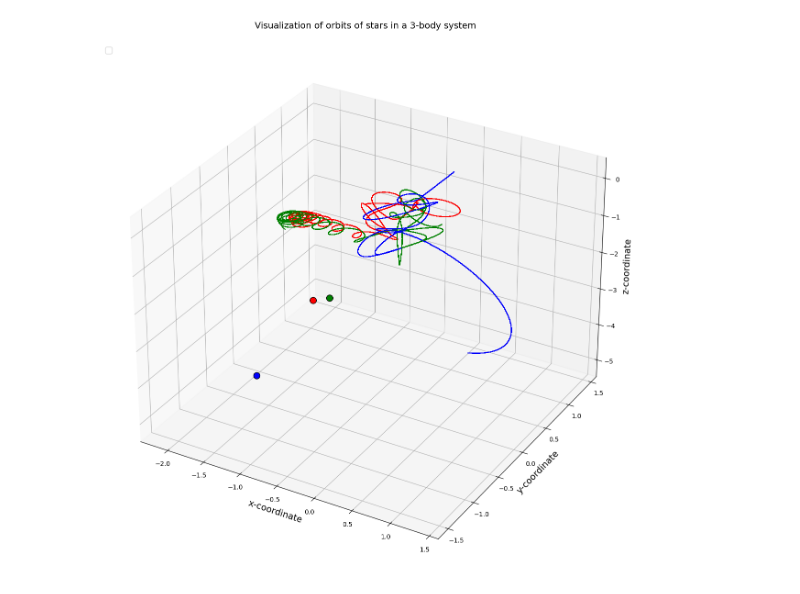
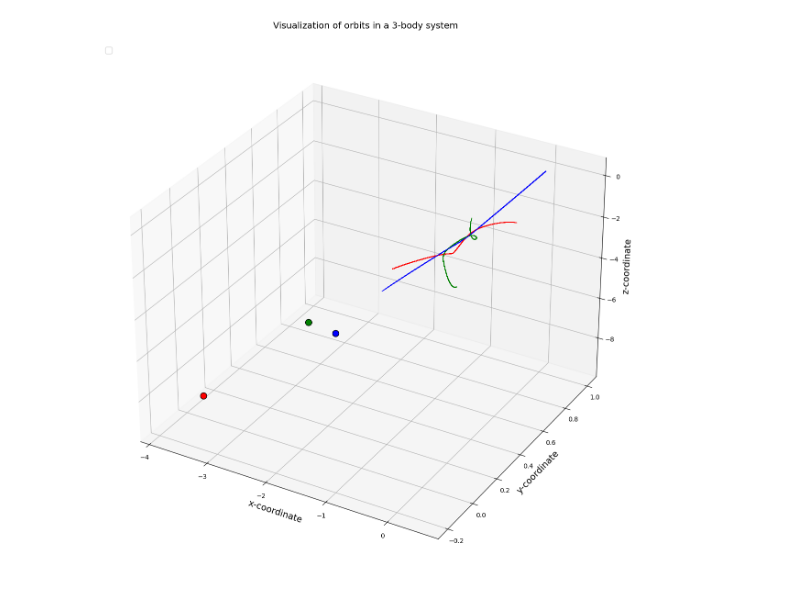
Before and after one commit to rafael-gigante/Mec_Class_Comp_2024, a Jupyter notebook: 3 Corpos/3Corpos_notebook.ipynb, the cells around one changed output. Drawn from its saved outputs; the diff is of its cells as text; code cells hidden in the pictures.

```diff
--- a/3 Corpos/3Corpos_notebook.ipynb
+++ b/3 Corpos/3Corpos_notebook.ipynb
@@ -21,7 +21,7 @@ K2=v_nd*t_nd/r_nd
 #Define masses
 m1=1.1 #First Star
 m2=0.907 #Second Star
-m3=1.0 #Third Star
+m3=1 #Third Star
 
 #Define initial position vectors
 r1=[-0.5,0,0] #m
@@ -33,9 +33,6 @@ r1=np.array(r1,dtype="float64")
 r2=np.array(r2,dtype="float64")
 r3=np.array(r3,dtype="float64")
 
-#Find Centre of Mass
-r_com=(m1*r1+m2*r2+m3*r3)/(m1+m2+m3)
-
 #Define initial velocities
 v1=[0.01,0.01,0] #m/s
 v2=[-0.05,0,-0.1]
@@ -46,10 +43,7 @@ v1=np.array(v1,dtype="float64")
 v2=np.array(v2,dtype="float64")
 v3=np.array(v3,dtype="float64")
 
-#Find velocity of COM
-v_com=(m1*v1+m2*v2+m3*v3)/(m1+m2+m3)
-
 #Package initial parameters
 init_params=np.array([r1,r2,r3,v1,v2,v3]) #Initial parameters
 init_params=init_params.flatten() #Flatten to make 1D array
-t=np.linspace(0,20,3000) #20 orbital periods and 500 points
+t=np.linspace(0,40,4000)
@@ -79,8 +82,34 @@ def ThreeBodyEquations(t,w):
     derivs=np.concatenate((r_derivs,v_derivs))
 
     return derivs
+# %%
+def collision(t, w):
+    r1 = w[:3]
+    r2 = w[3:6]
+    r3 = w[6:9]
+
+    # Define a collision threshold
+    threshold = 0.0005  # Adjust this value based on the scale of your simulation
+
+    # Calculate distances between bodies
+    dist_12 = sp.linalg.norm(r2 - r1)
+    dist_13 = sp.linalg.norm(r3 - r1)
+    dist_23 = sp.linalg.norm(r3 - r2)
+
+    # Check for collisions
+    if dist_12 < threshold:
+        return t  # Collision between body 1 and body 2
+    elif dist_13 < threshold:
+        return t  # Collision between body 1 and body 3
+    elif dist_23 < threshold:
+        return t  # Collision between body 2 and body 3
+
+    return np.inf  # No collision
 # %%
-three_body_sol = solve_ivp(ThreeBodyEquations, y0=init_params, t_span=(0,max(t)), t_eval=t, method='RK45', rtol=1e-12, atol=1e-12, vectorized=True)
+three_body_sol = solve_ivp(ThreeBodyEquations, y0=init_params,
+                            t_span=(0,max(t)), t_eval=t,
+                            method='RK45', rtol=1e-12, atol=1e-12,
+                            vectorized=True, events = collision)
 # %%
 r1_sol=np.array([three_body_sol.y[0],
                 three_body_sol.y[1],
@@ -171,33 +235,33 @@ def Animate(i,head1,head2,head3):
     trace1=ax.plot(r1_sol_anim[:i,0],r1_sol_anim[:i,1],r1_sol_anim[:i,2],color="red", linewidth=1)
     trace2=ax.plot(r2_sol_anim[:i,0],r2_sol_anim[:i,1],r2_sol_anim[:i,2],color="green", linewidth=1)
     trace3=ax.plot(r3_sol_anim[:i,0],r3_sol_anim[:i,1],r3_sol_anim[:i,2],color="blue", linewidth=1)
 
     #Plot the current markers
     head1[0]=ax.scatter(r1_sol_anim[i-1,0],r1_sol_anim[i-1,1],r1_sol_anim[i-1,2],color="red",marker="o",s=100, edgecolor='black')
     head2[0]=ax.scatter(r2_sol_anim[i-1,0],r2_sol_anim[i-1,1],r2_sol_anim[i-1,2],color="green",marker="o",s=100, edgecolor='black')
     head3[0]=ax.scatter(r3_sol_anim[i-1,0],r3_sol_anim[i-1,1],r3_sol_anim[i-1,2],color="blue",marker="o",s=100, edgecolor='black')
     return trace1,trace2,trace3,head1,head2,head3,
 
 #Some beautifying
 ax.set_xlabel("x-coordinate",fontsize=14)
 ax.set_ylabel("y-coordinate",fontsize=14)
 ax.set_zlabel("z-coordinate",fontsize=14)
-ax.set_title("Visualization of orbits of stars in a 3-body system\n",fontsize=14)
+ax.set_title("Visualization of orbits in a 3-body system\n",fontsize=14)
 ax.legend(loc="upper left",fontsize=14)
 
 
 #If used in Jupyter Notebook, animation will not display only a static image will display with this command
 # anim_2b = animation.FuncAnimation(fig,Animate_2b,frames=1000,interval=5,repeat=False,blit=False,fargs=(h1,h2))
 
 
 #Use the FuncAnimation module to make the animation
-repeatanim=animation.FuncAnimation(fig,Animate,frames=800,interval=10,repeat=False,blit=False,fargs=(head1,head2,head3))
+repeatanim=animation.FuncAnimation(fig,Animate,frames=100,interval=10,repeat=False,blit=False,fargs=(head1,head2,head3))
 
 # Set up formatting for the movie files
 Writer = animation.writers['ffmpeg']
 writer = Writer(fps=30, metadata=dict(artist='Me'), bitrate=4000)
 
 #To save animation to disk, enable this command
 repeatanim.save("ThreeBodyProblem.mp4", writer=writer)
 # %% [output]
-[figure, old version]
+[figure, new version]
```
Also changed, not shown: parts of 8 cells of this notebook, 1 other file.
